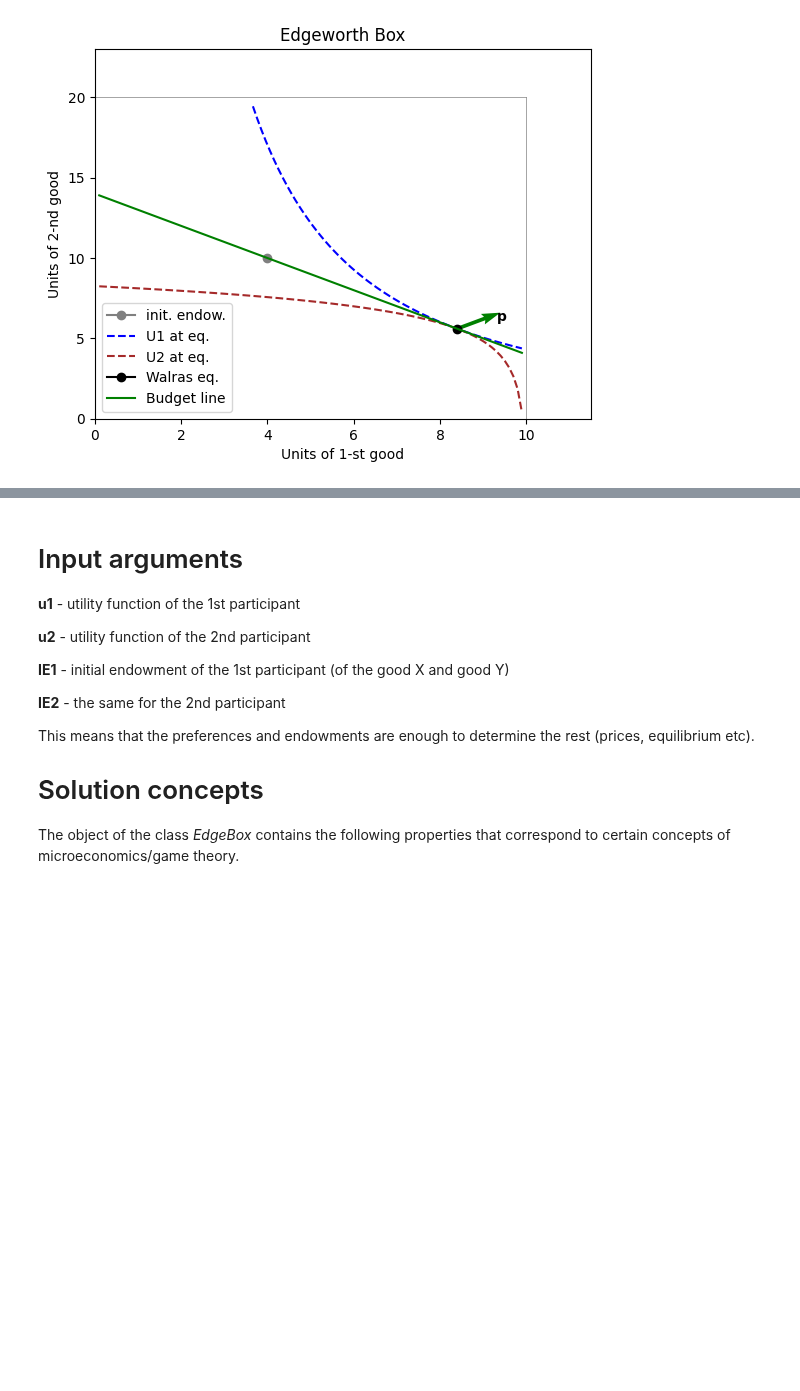
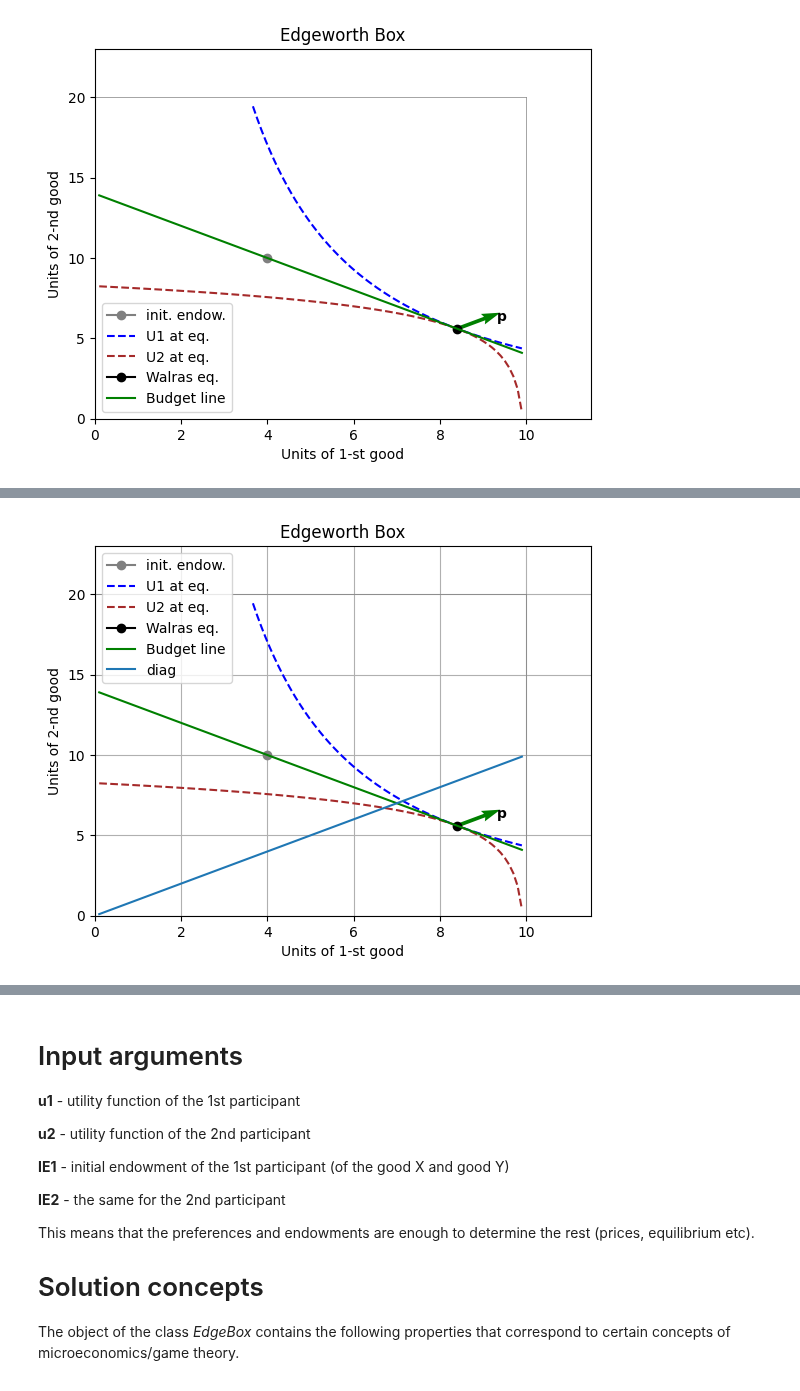
Before and after one commit to maxlit/pyEdgeworthBox, a Jupyter notebook: README.ipynb, the cells around one changed output, grey strips where cells are left out. Saved outputs shown, nothing was run; the diff lists cells and outputs as text; code cells hidden in the pictures; blank space fills up the shorter version.

```diff
--- a/README.ipynb
+++ b/README.ipynb
@@ -41,0 +47,5 @@ Another example:
+# %%
+EB.set_points_for_plot('diag', lambda x: x)
+EB.plot(graphs=['eq', 'budget', 'diag'])
+# %% [output]
+[figure, added]
```
Also changed, not shown: parts of 6 cells of this notebook.
